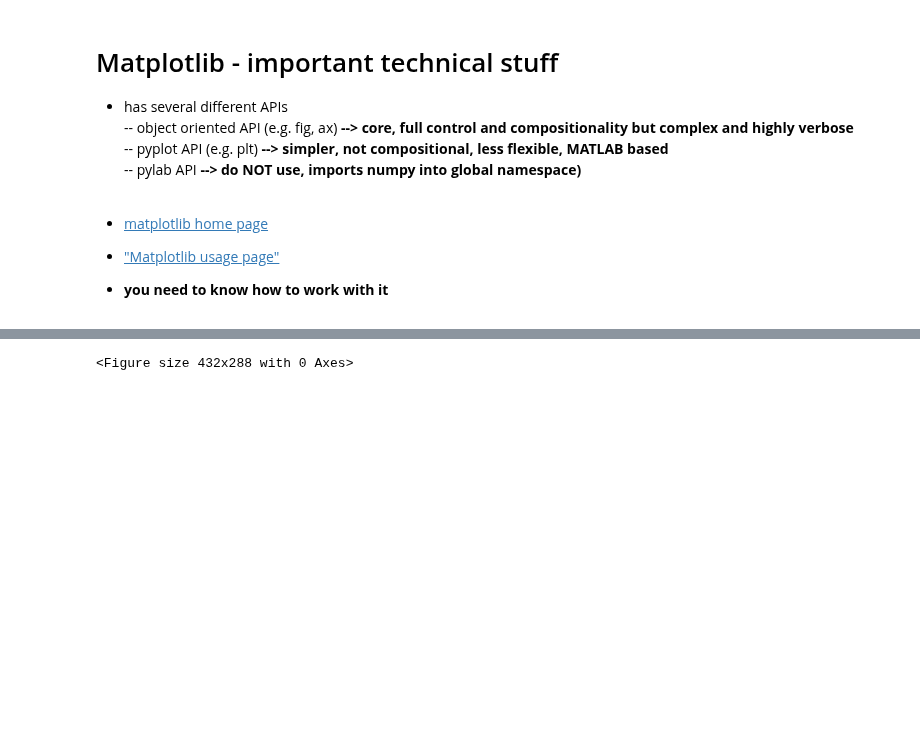
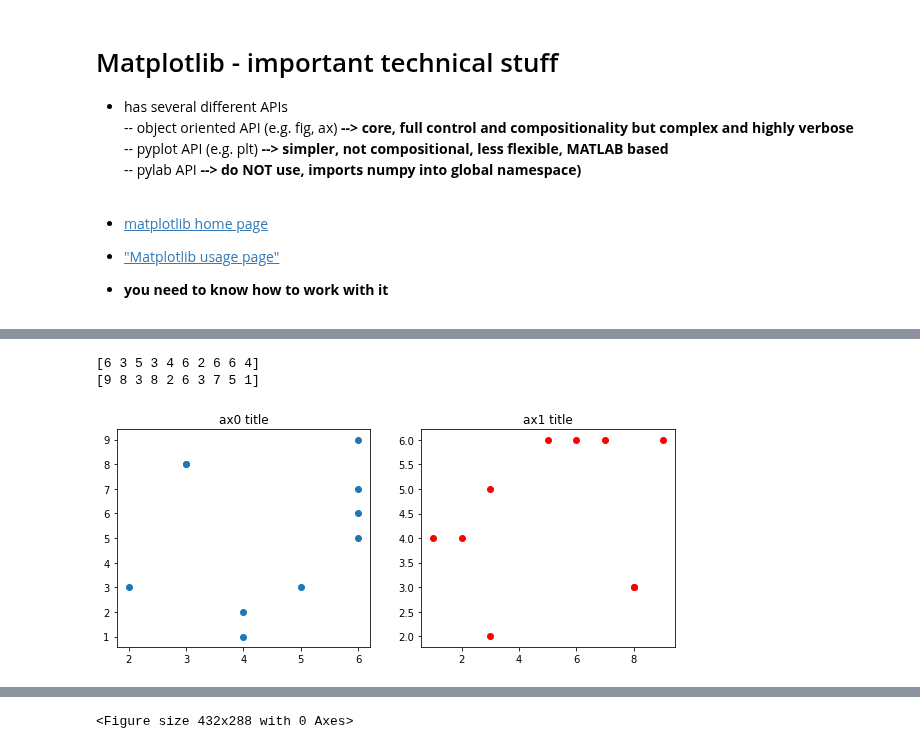
Before and after one commit to surfaceowl-ai/python_visualizations, a Jupyter notebook: notebooks/01_matplotlib_chapter.ipynb, the cells around one changed output, grey strips where cells are left out. Saved outputs shown, nothing was run; the diff lists cells and outputs as text; code cells hidden in the pictures; blank space fills up the shorter version.

```diff
--- a/notebooks/01_matplotlib_chapter.ipynb
+++ b/notebooks/01_matplotlib_chapter.ipynb
@@ -182,3 +167,22 @@ plt.show()
 # %%
 # that wasn't so bad... what's the big deal?
+# %%
+# Object Oriented API
+# {fig, ax on separate lines}
+print(x)
+print(y)
+
+# slightly more complex example
+# plt.clf()
+fig2 = plt.figure(figsize=(10,4), facecolor='white')
+ax0 = plt.subplot(1, 2, 1);
+ax0.scatter(x, y);
+ax0.axes.set_title("ax0 title");
+ax1 = plt.subplot(1, 2, 2);
+ax1.scatter(y, x, color="red")
+ax1.axes.set_title("ax1 title");
+# %% [output]
+[6 3 5 3 4 6 2 6 6 4]
+[9 8 3 8 2 6 3 7 5 1]
+[figure, added]
 # %%
```
Also changed, not shown: parts of 14 cells of this notebook, 3 other files.
